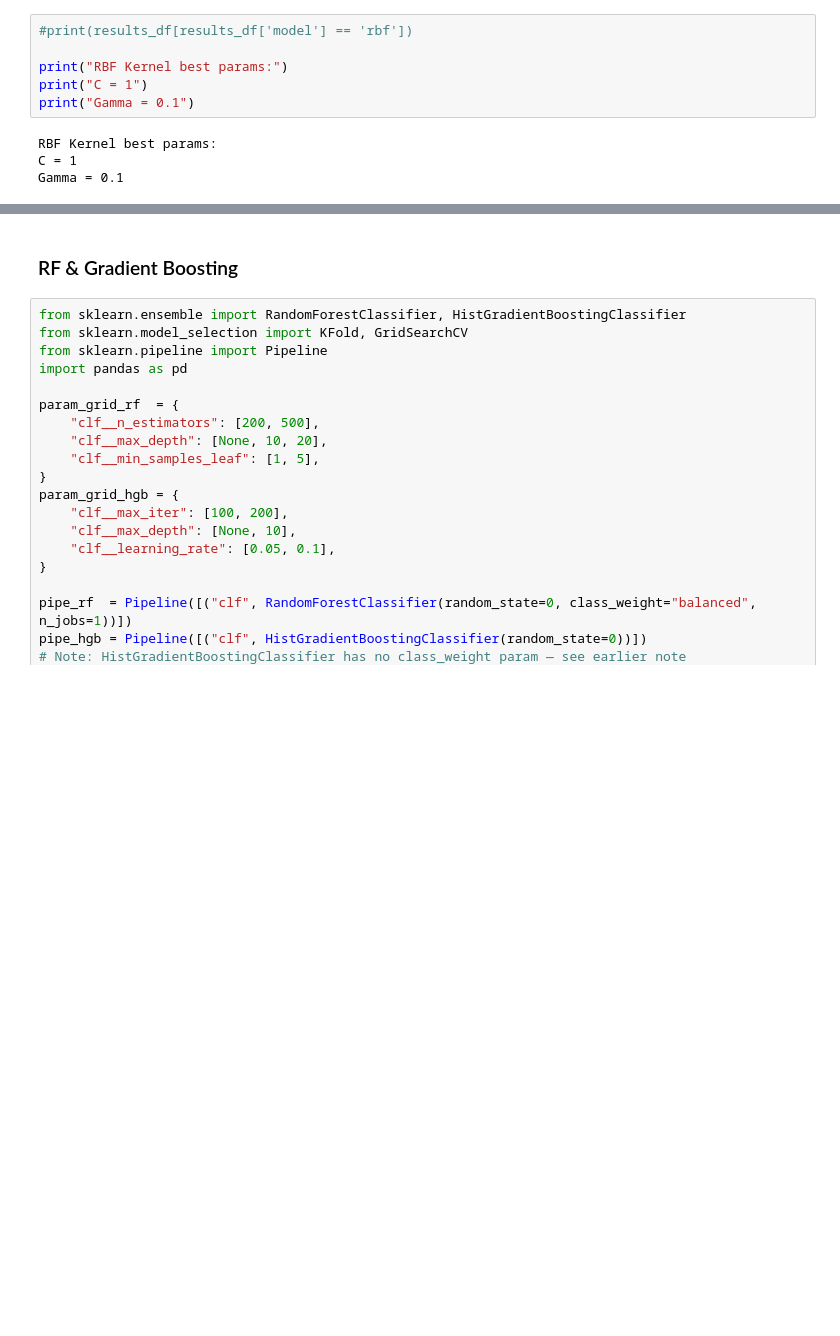
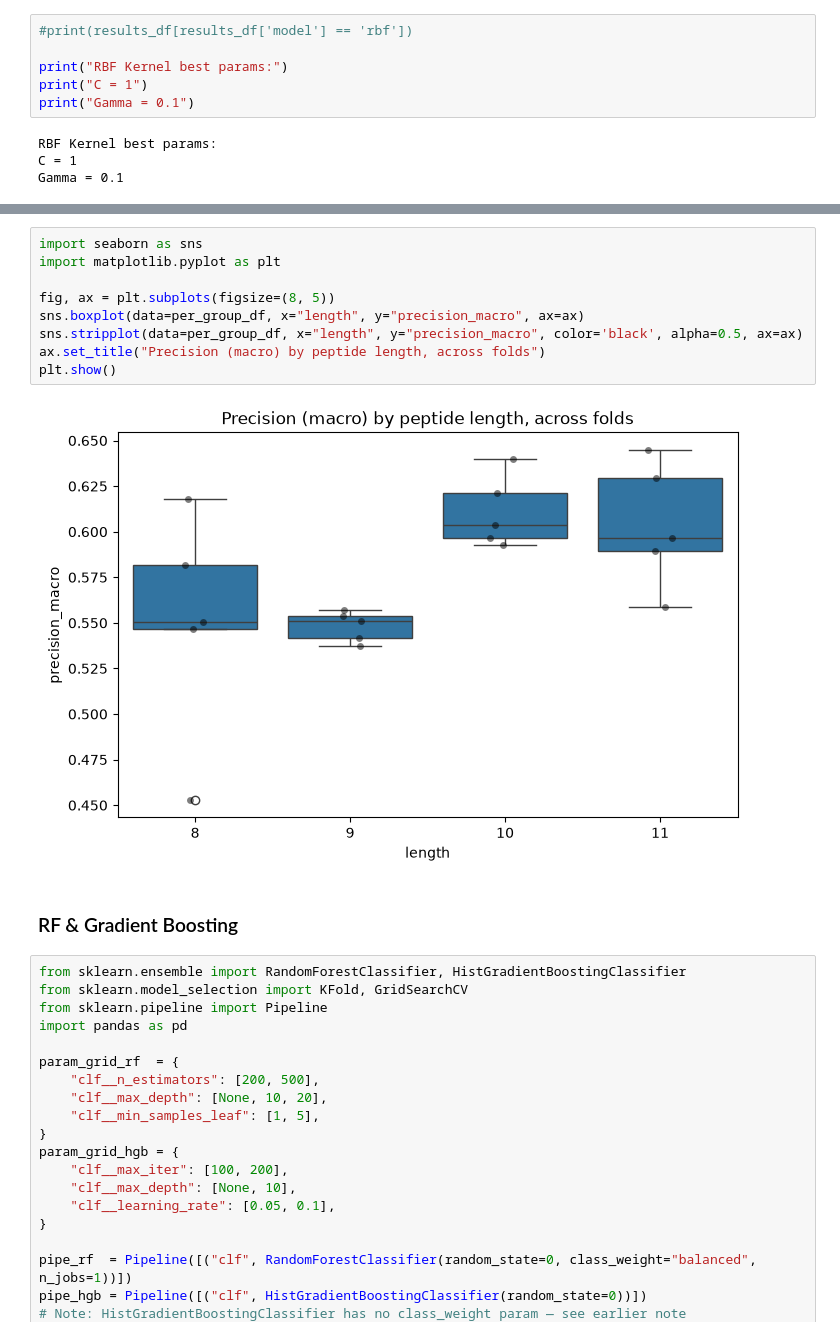
Before and after one commit to jonnovd/ImmunPepPred, a Jupyter notebook: models/svm.ipynb, the cells around one changed output, grey strips where cells are left out. Cells and saved outputs as stored; diff of their text form; blank space fills up the shorter version.

```diff
--- a/models/svm.ipynb
+++ b/models/svm.ipynb
@@ -979,3 +1041,14 @@ print(results_df)
+# %%
+import seaborn as sns
+import matplotlib.pyplot as plt
+
+fig, ax = plt.subplots(figsize=(8, 5))
+sns.boxplot(data=per_group_df, x="length", y="precision_macro", ax=ax)
+sns.stripplot(data=per_group_df, x="length", y="precision_macro", color='black', alpha=0.5, ax=ax)
+ax.set_title("Precision (macro) by peptide length, across folds")
+plt.show()
+# %% [output]
+[figure, added]
 # %% [markdown]
 ### RF & Gradient Boosting
 # %%
```
Also changed, not shown: parts of 5 cells of this notebook.
